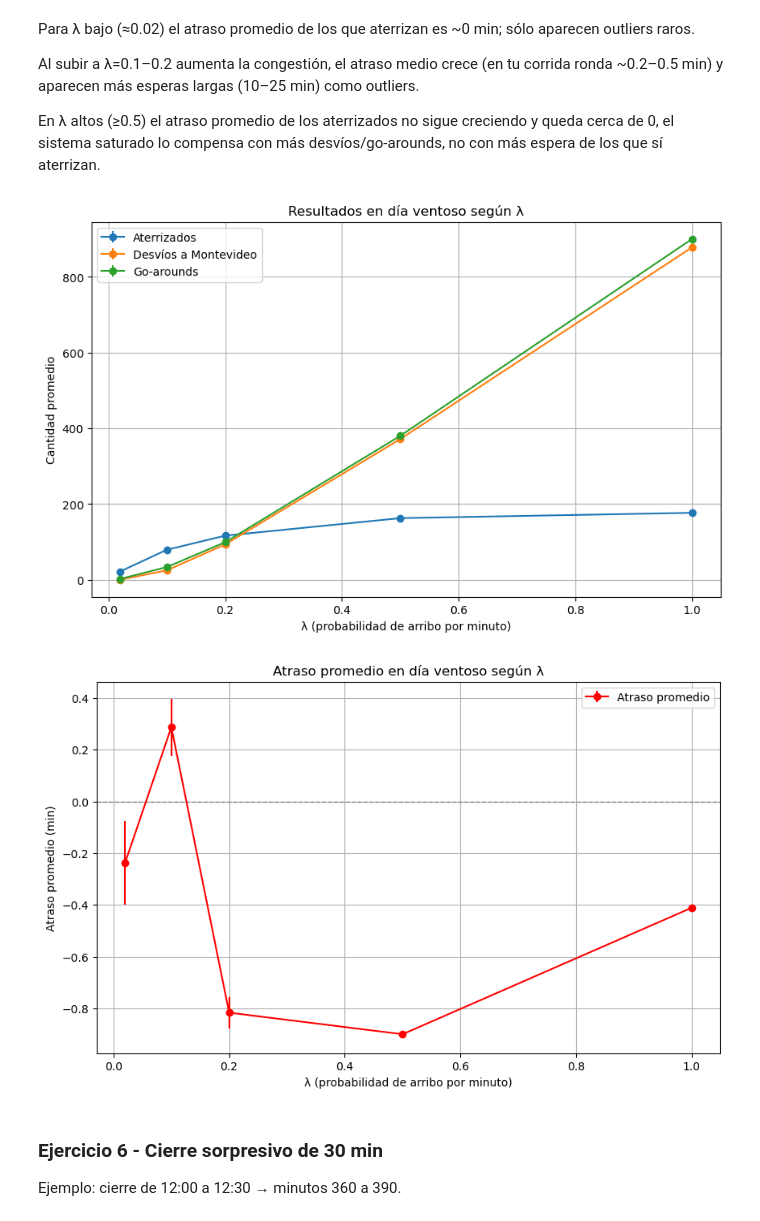
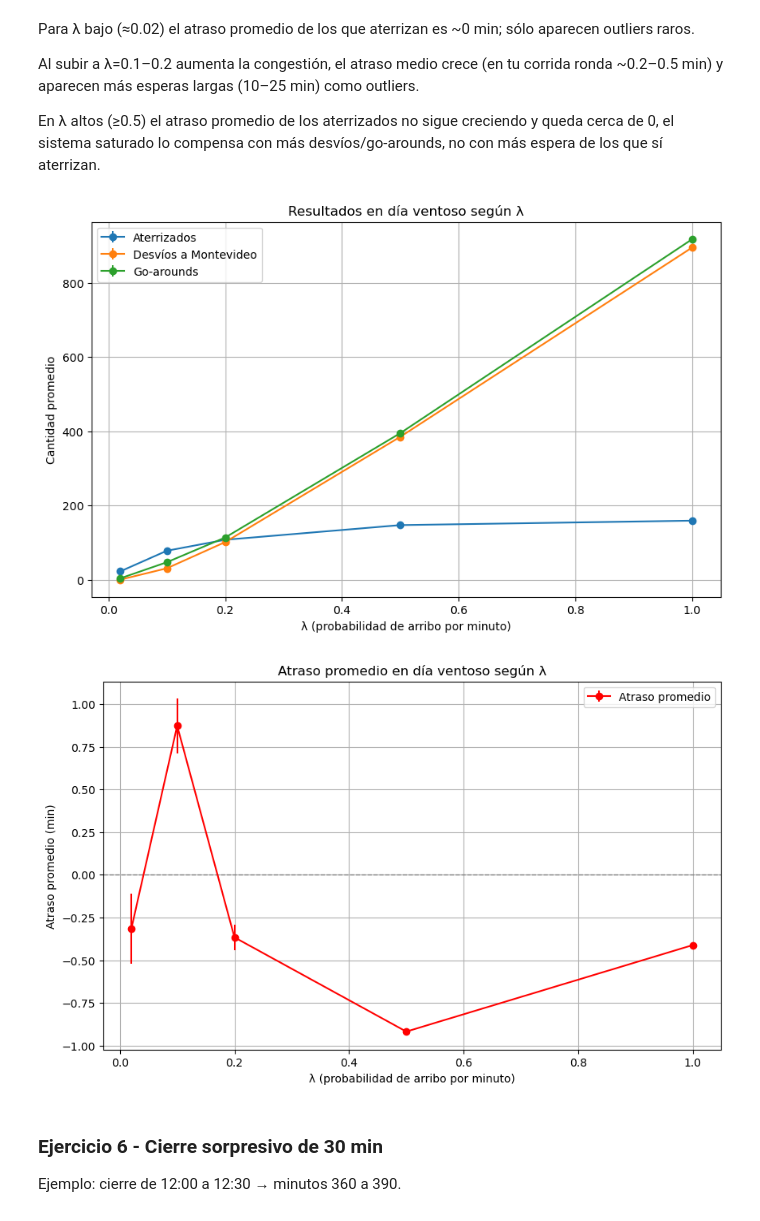
Before and after one commit to 1sabelnunez/TP1_ACN, a Jupyter notebook: TP1_ACN_demo.ipynb, the cells around one changed output. Cells and saved outputs as stored; diff of their text form; code cells hidden in the pictures.

```diff
--- a/TP1_ACN_demo.ipynb
+++ b/TP1_ACN_demo.ipynb
@@ -366,45 +366,45 @@ Al subir a λ=0.1–0.2 aumenta la congestión, el atraso medio crece (en tu cor
 En λ altos (≥0.5) el atraso promedio de los aterrizados no sigue creciendo y queda cerca de 0, el sistema saturado lo compensa con más desvíos/go-arounds, no con más espera de los que sí aterrizan.
 # %%
 # Preparación de datos
-lams = list(res.keys())
+lams = list(res_windy.keys())
 
-landed = [res[l]['landed_mean'] for l in lams]
-landed_err = [res[l]['landed_se'] for l in lams]
+landed = [res_windy[l]['landed_mean'] for l in lams]
+landed_err = [res_windy[l]['landed_se'] for l in lams]
 
-diverted = [res[l]['diverted_mean'] for l in lams]
-diverted_err = [res[l]['diverted_se'] for l in lams]
+diverted = [res_windy[l]['diverted_mean'] for l in lams]
+diverted_err = [res_windy[l]['diverted_se'] for l in lams]
 
-go_around = [res[l]['go_around_mean'] for l in lams]
-go_around_err = [res[l]['go_around_se'] for l in lams]
+go_around = [res_windy[l]['go_around_mean'] for l in lams]
+go_around_err = [res_windy[l]['go_around_se'] for l in lams]
 
-delay = [res[l]['avg_delay_mean'] for l in lams]
-delay_err = [res[l]['avg_delay_se'] for l in lams]
+delay = [res_windy[l]['avg_delay_mean'] for l in lams]
+delay_err = [res_windy[l]['avg_delay_se'] for l in lams]
 
 # Gráfico 5: aterrizados, desvíos y go-arounds
 plt.figure(figsize=(10,6))
 plt.errorbar(lams, landed, yerr=landed_err, fmt='-o', label="Aterrizados")
 plt.errorbar(lams, diverted, yerr=diverted_err, fmt='-o', label="Desvíos a Montevideo")
 plt.errorbar(lams, go_around, yerr=go_around_err, fmt='-o', label="Go-arounds")
 plt.title("Resultados en día ventoso según λ")
 plt.xlabel("λ (probabilidad de arribo por minuto)")
 plt.ylabel("Cantidad promedio")
 plt.legend()
 plt.grid(True)
 plt.show()
 
 # Gráfico 6: atraso promedio
 plt.figure(figsize=(10,6))
 plt.errorbar(lams, delay, yerr=delay_err, fmt='-o', color="red", label="Atraso promedio")
 plt.axhline(0, color="gray", linestyle="--", linewidth=1)
 plt.title("Atraso promedio en día ventoso según λ")
 plt.xlabel("λ (probabilidad de arribo por minuto)")
 plt.ylabel("Atraso promedio (min)")
 plt.legend()
 plt.grid(True)
 plt.show()
 # %% [output]
-[figure, old version]
+[figure, new version]
-[figure, old version]
+[figure, new version]
 # %% [markdown]
 ### Ejercicio 6 - Cierre sorpresivo de 30 min
 Ejemplo: cierre de 12:00 a 12:30 → minutos 360 a 390.
```
Also changed, not shown: parts of 3 cells of this notebook.
